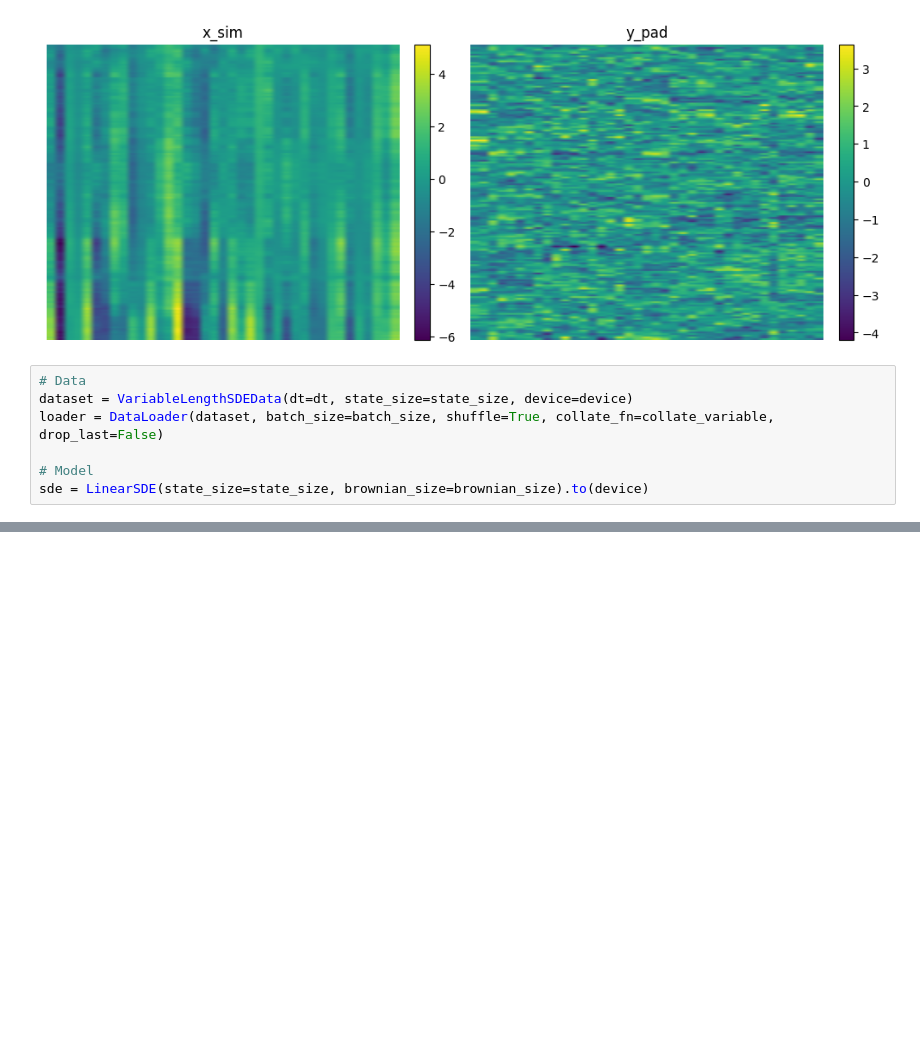
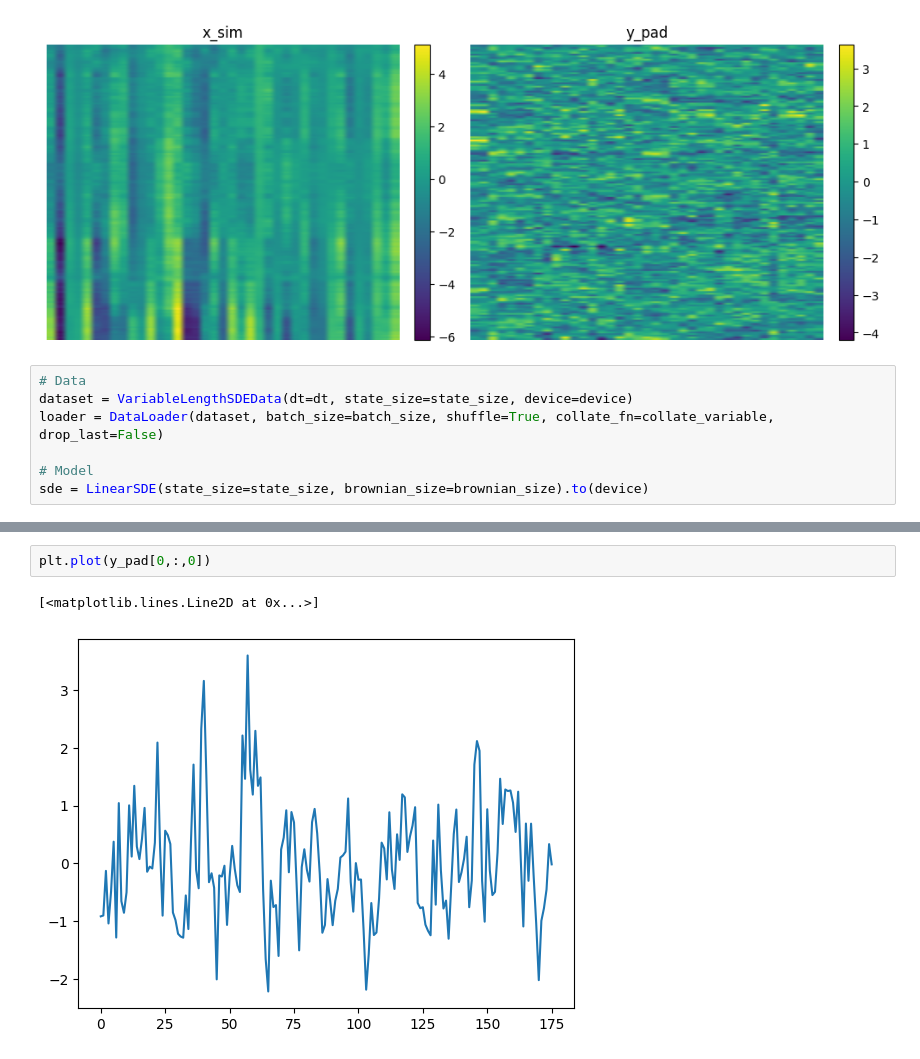
Before and after one commit to dani2442/neuroscience, a Jupyter notebook: notebooks/model_sde.ipynb, the cells around one changed output, grey strips where cells are left out. Drawn from its saved outputs; the diff is of its cells as text; blank space fills up the shorter version.

```diff
--- a/notebooks/model_sde.ipynb
+++ b/notebooks/model_sde.ipynb
@@ -282,0 +300,5 @@ plt.show()
+# %%
+plt.plot(y_pad[0,:,0])
+# %% [output]
+[<matplotlib.lines.Line2D at 0x...>]
+[figure, added]
```
Also changed, not shown: parts of 6 cells of this notebook.
